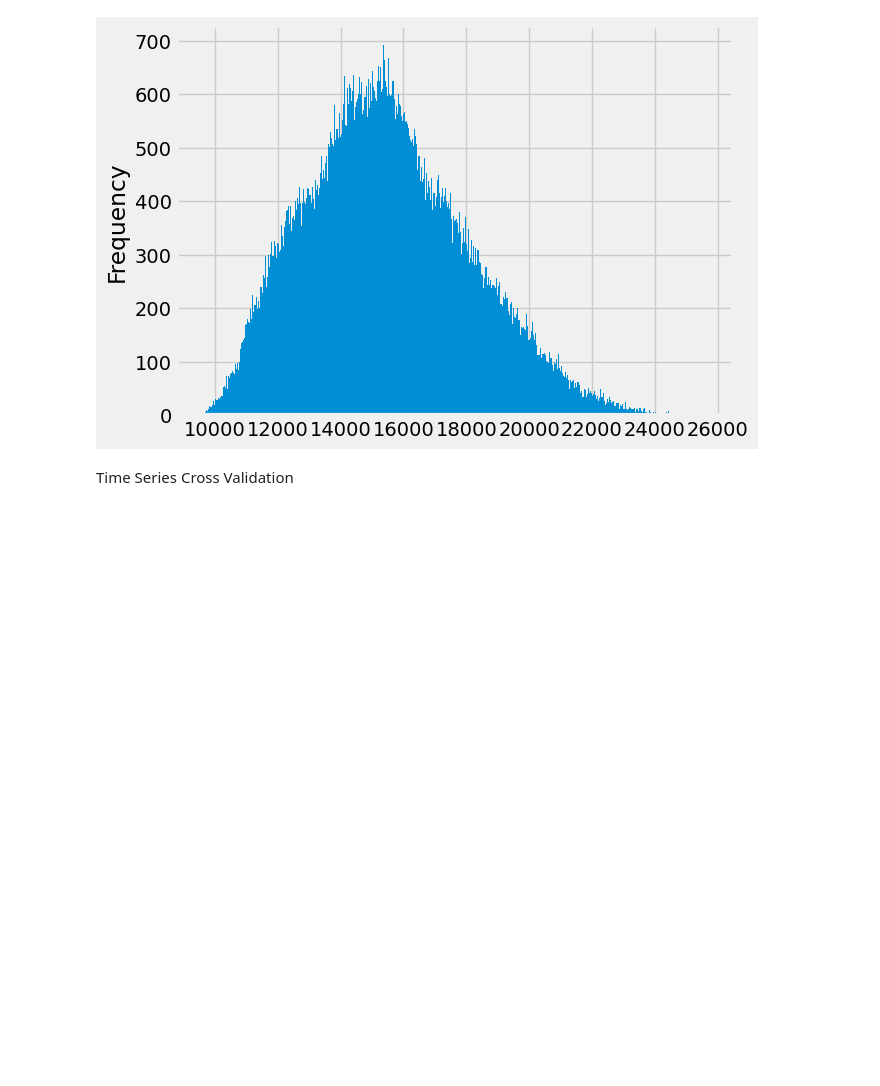
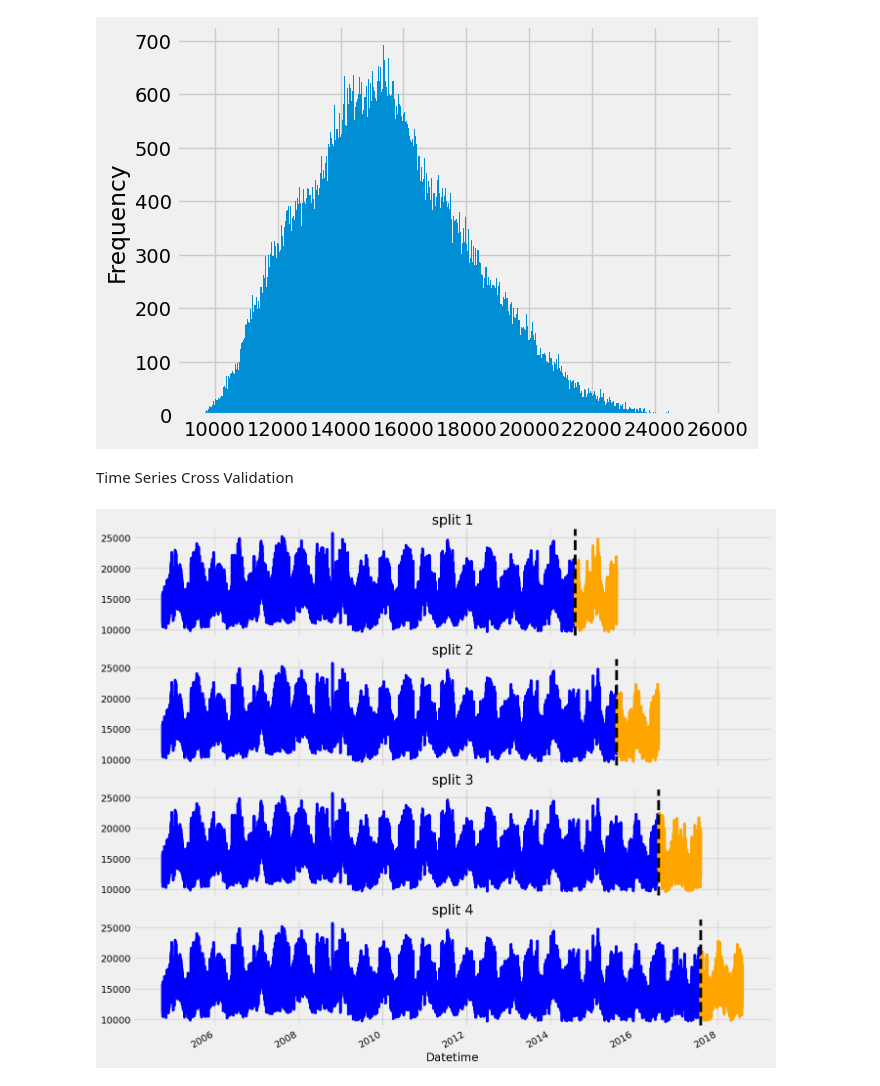
Before and after one commit to AugustinCablant/Learning-ML, a Jupyter notebook: Projects/Forecast Energy Consumption.ipynb, the cells around one changed output. Saved outputs shown, nothing was run; the diff lists cells and outputs as text; code cells hidden in the pictures; blank space fills up the shorter version.

```diff
--- a/Projects/Forecast Energy Consumption.ipynb
+++ b/Projects/Forecast Energy Consumption.ipynb
@@ -167,3 +167,23 @@ df = df.query('AEP_MW > 19_000').copy()
 [figure]
 # %% [markdown]
 Time Series Cross Validation
+# %%
+tss = TimeSeriesSplit(n_splits=4, test_size=24*365*1, gap=24)
+#test_size=24*365*1 signifie que chaque ensemble de test aura une taille de 243651 observations (ce qui correspond à
+# 1 an si les données sont échantillonnées par heure)
+df = df.sort_index()
+# %%
+fig, axs = plt.subplots(4, 1, figsize=(15, 15), sharex=True)
+
+c = 0
+for train_idx, test_idx in tss.split(df):
+    train = df.iloc[train_idx]
+    test = df.iloc[test_idx]
+    train['AEP_MW'].plot(ax=axs[c], label = 'Training set', title = f'split {c+1}', color ='blue')
+    test['AEP_MW'].plot(ax=axs[c], label = 'Test set',  color = 'orange')
+    axs[c].axvline(test.index.min(), color='black', ls='--')
+    c +=1
+
+plt.show()
+# %% [output]
+[figure, added]
```
Also changed, not shown: parts of 6 cells of this notebook, 1 other file.
